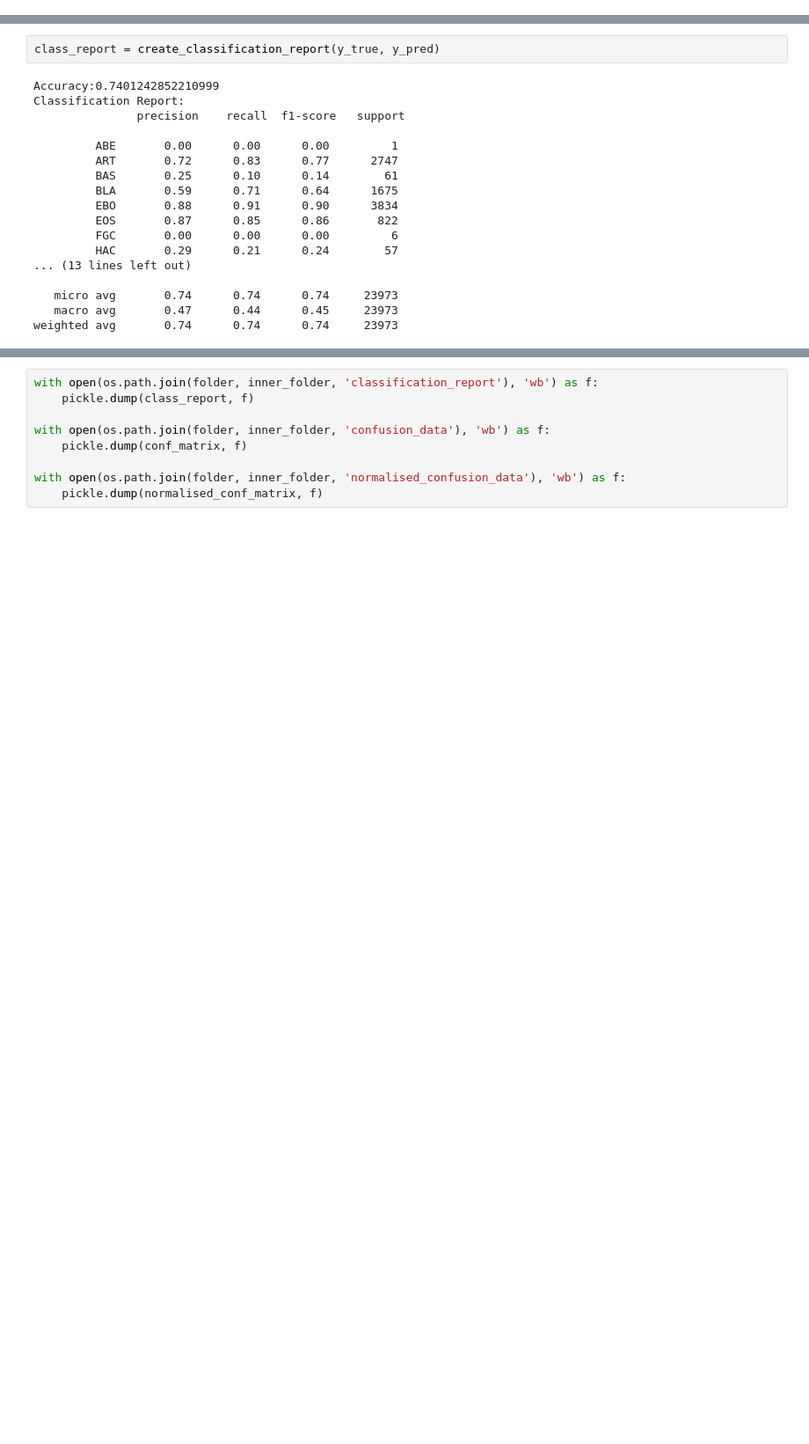
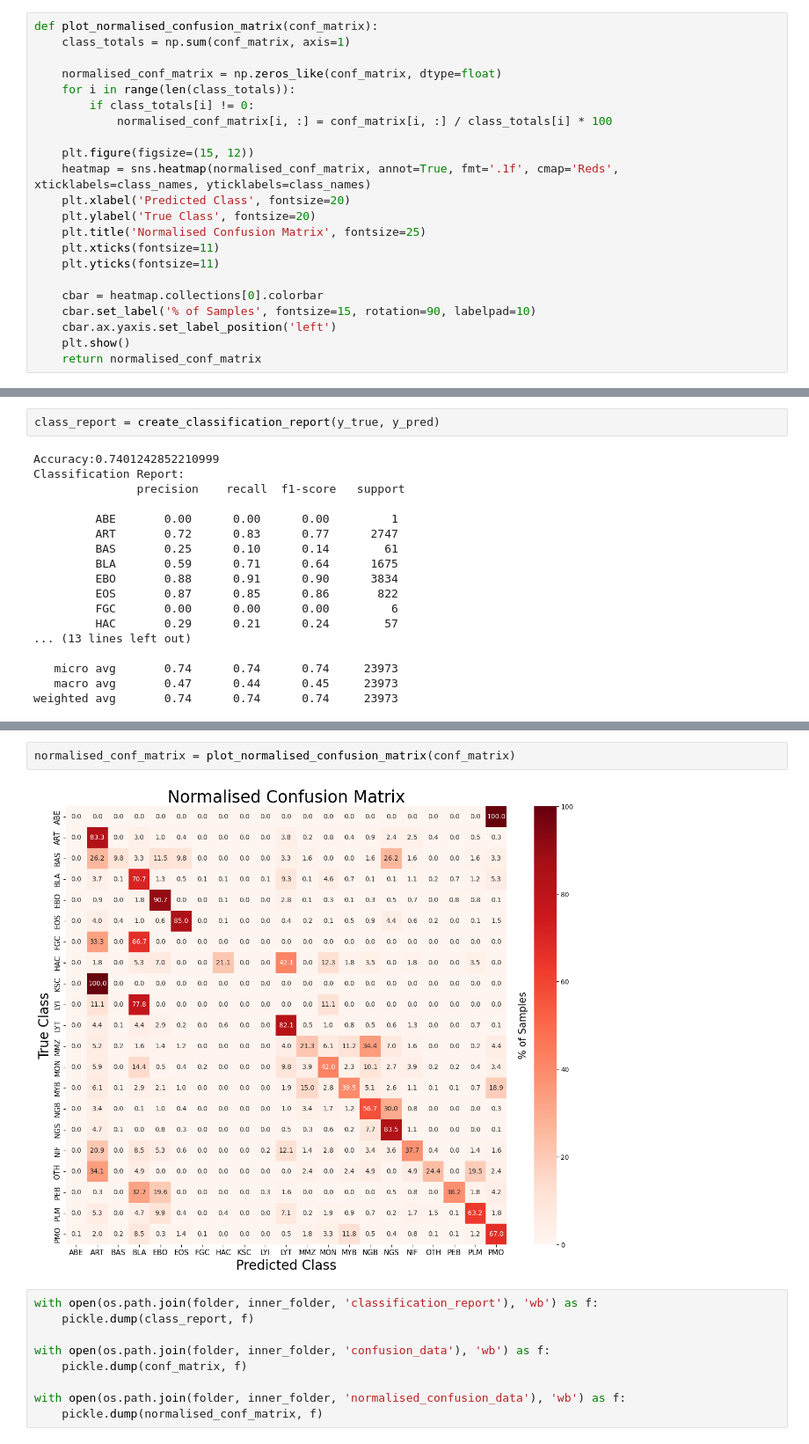
Before and after one commit to ejml1/Deep-Learning-for-Cancer-Detection, a Jupyter notebook: ValidationResults.ipynb, the cells around one changed output, grey strips where cells are left out. Shown at 88% size. Cells and saved outputs as stored; diff of their text form; blank space fills up the shorter version.

```diff
--- a/ValidationResults.ipynb
+++ b/ValidationResults.ipynb
@@ -14,3 +62,25 @@ To enable the following instructions: SSE3 SSE4.1 SSE4.2 AVX, in other operation
+# %%
+def plot_normalised_confusion_matrix(conf_matrix):
+    class_totals = np.sum(conf_matrix, axis=1)
+
+    normalised_conf_matrix = np.zeros_like(conf_matrix, dtype=float)
+    for i in range(len(class_totals)):
+        if class_totals[i] != 0:
+            normalised_conf_matrix[i, :] = conf_matrix[i, :] / class_totals[i] * 100
+
+    plt.figure(figsize=(15, 12))
+    heatmap = sns.heatmap(normalised_conf_matrix, annot=True, fmt='.1f', cmap='Reds', xticklabels=class_names, yticklabels=class_names)
+    plt.xlabel('Predicted Class', fontsize=20)
+    plt.ylabel('True Class', fontsize=20)
+    plt.title('Normalised Confusion Matrix', fontsize=25)
+    plt.xticks(fontsize=11)
+    plt.yticks(fontsize=11)
+
+    cbar = heatmap.collections[0].colorbar
+    cbar.set_label('% of Samples', fontsize=15, rotation=90, labelpad=10)
+    cbar.ax.yaxis.set_label_position('left')
+    plt.show()
+    return normalised_conf_matrix
 # %% [markdown]
 # 1. Baseline Model Metrics
 # %%
@@ -157,3 +183,7 @@ plt.show()
+# %%
+normalised_conf_matrix = plot_normalised_confusion_matrix(conf_matrix)
+# %% [output]
+[figure, added]
 # %%
 with open(os.path.join(folder, inner_folder, 'classification_report'), 'wb') as f:
     pickle.dump(class_report, f)
```
Also changed, not shown: parts of 30 cells of this notebook, 6 other files.
